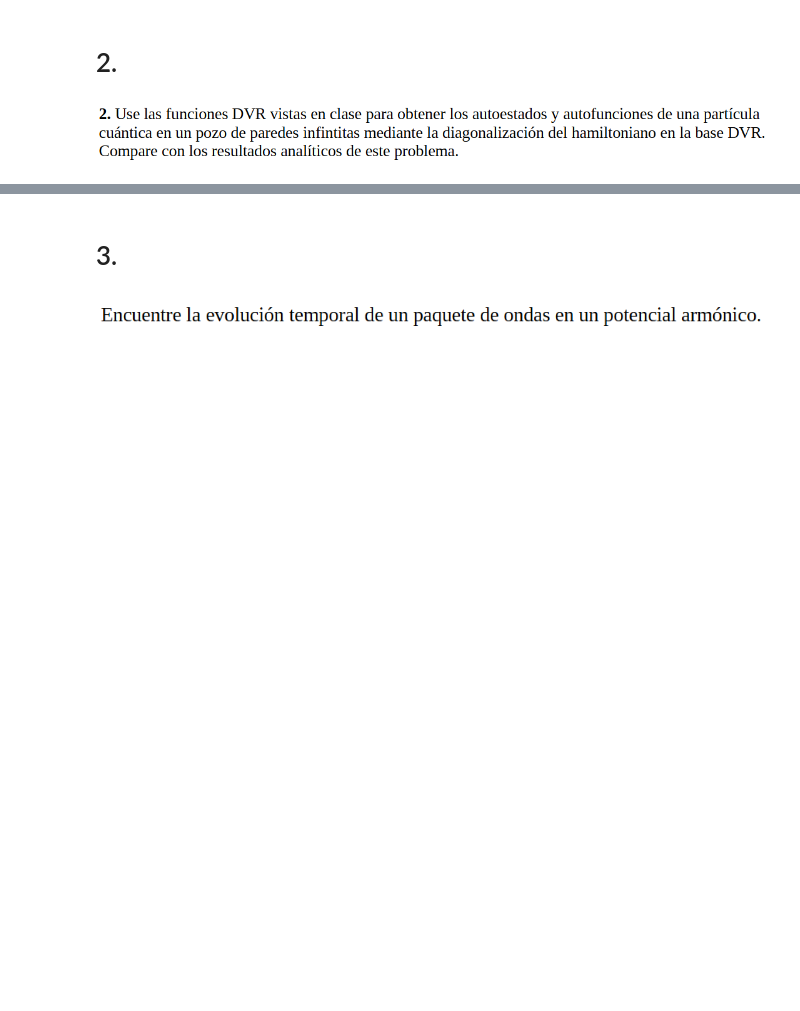
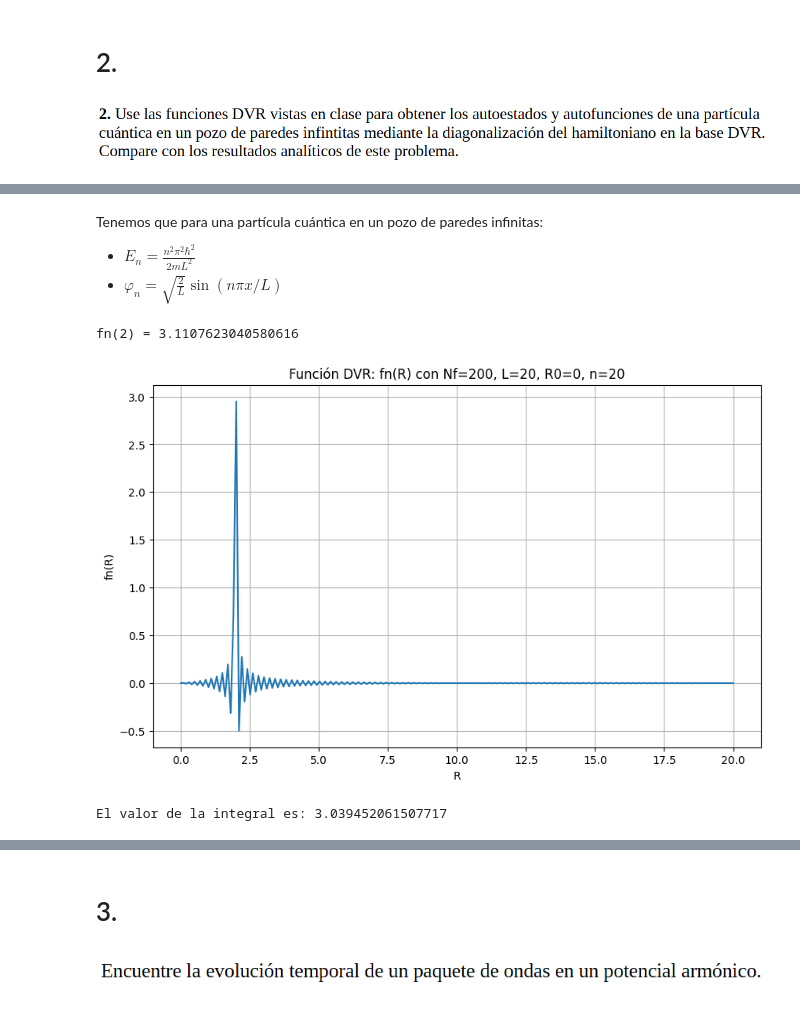
Before and after one commit to SamHuRo/mecanica-cuantica-avanzada, a Jupyter notebook: Tareas/Tarea_03/Tarea_03-Samuel-Huertas.ipynb, the cells around one changed output, grey strips where cells are left out. Cells and saved outputs as stored; diff of their text form; code cells hidden in the pictures; blank space fills up the shorter version.

```diff
--- a/Tareas/Tarea_03/Tarea_03-Samuel-Huertas.ipynb
+++ b/Tareas/Tarea_03/Tarea_03-Samuel-Huertas.ipynb
@@ -254,0 +334,11 @@ IndexError: index 200 is out of bounds for axis 0 with size 200
+# %% [markdown]
+Tenemos que para una partícula cuántica en un pozo de paredes infinitas:
+
+* $E_n = \frac{n^2 \pi^2 \hbar^2}{2 m L^2} $
+* $ \varphi_n = \sqrt{\frac{2}{L}} \sin(n \pi x / L)  $
+# %%
+r0 = 0                          # Valor inicial de r
+rmax = 20                       # Valor máximo de r
+L = rmax - r0                   # Longitud del intervalo
+Ndvr = 200                      # Número de puntos de la función DVR
+mu = 1                          # Masa reducida (en unidades atómicas)
@@ -254,0 +382,35 @@ IndexError: index 200 is out of bounds for axis 0 with size 200
+# %%
+# Parámetros de ejemplo
+n = 20 # Índice n (necesitas definir este valor)
+
+# Evaluar en un punto
+R_punto = 2
+resultado = dvr_function(R_punto, Ndvr, L, r0, n)
+print(f"fn({R_punto}) = {resultado}")
+
+# Evaluar en un rango de valorer
+R_valores = np.linspace(r0, rmax, Ndvr)
+resultados = [dvr_function(R, Ndvr, L, r0, n) for R in R_valores]
+
+# Graficar (opcional)
+plt.figure(figsize=(10, 6))
+plt.plot(R_valores, resultados)
+plt.xlabel('R')
+plt.ylabel('fn(R)')
+plt.title(f'Función DVR: fn(R) con Nf={Ndvr}, L={L}, R0={r0}, n={n}')
+plt.grid(True)
+plt.show()
+# %% [output]
+fn(2) = 3.1107623040580616
+[figure, added]
+# %%
+Rn = n*L/(Ndvr + 1) + r0
+
+# Mirar si las funciones DVR están normalizadas
+integral = 0
+for i in range(r0, rmax):
+    integral += integral + dvr_function(R=i, Nf=Ndvr, L=L, R0=r0, n=1) * dvr_function(R=i, Nf=Ndvr, L=L, R0=r0, n=1)
+
+print(f"El valor de la integral es: {integral}")
+# %% [output]
+El valor de la integral es: 3.039452061507717
```
Also changed, not shown: parts of 21 cells of this notebook, 4 other files.
